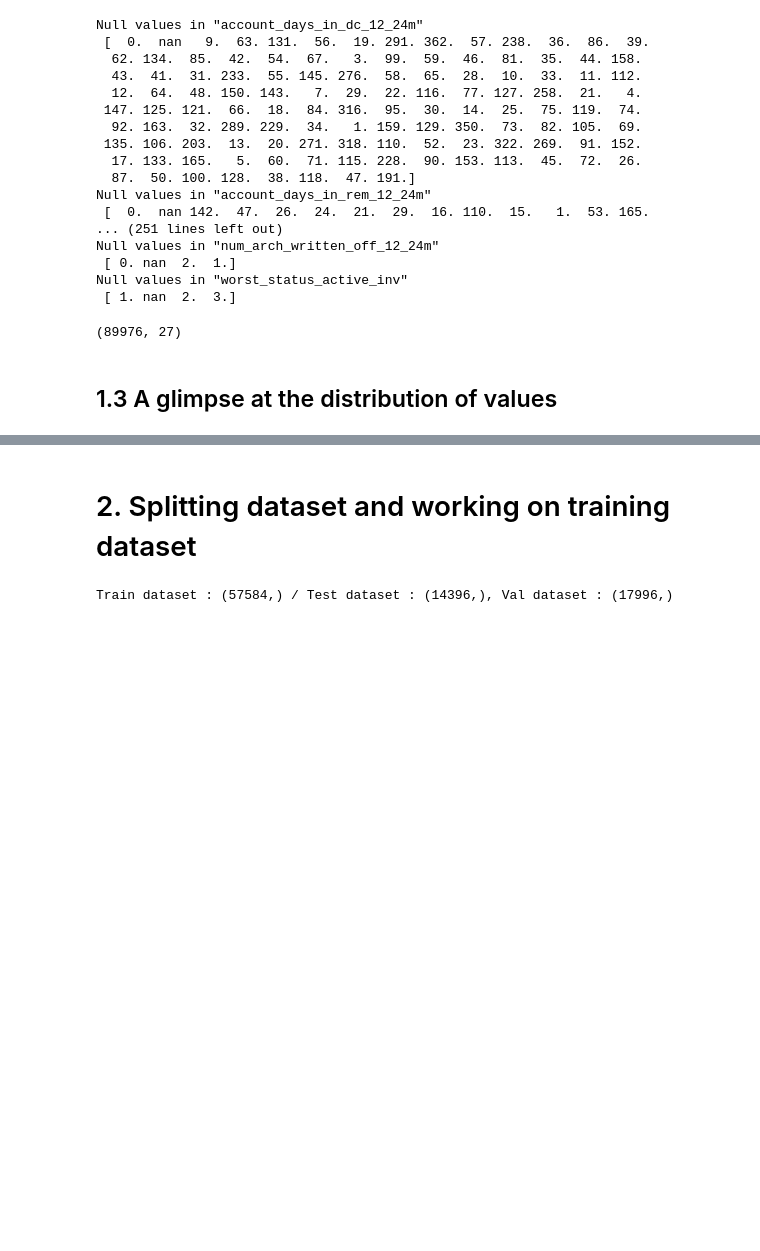
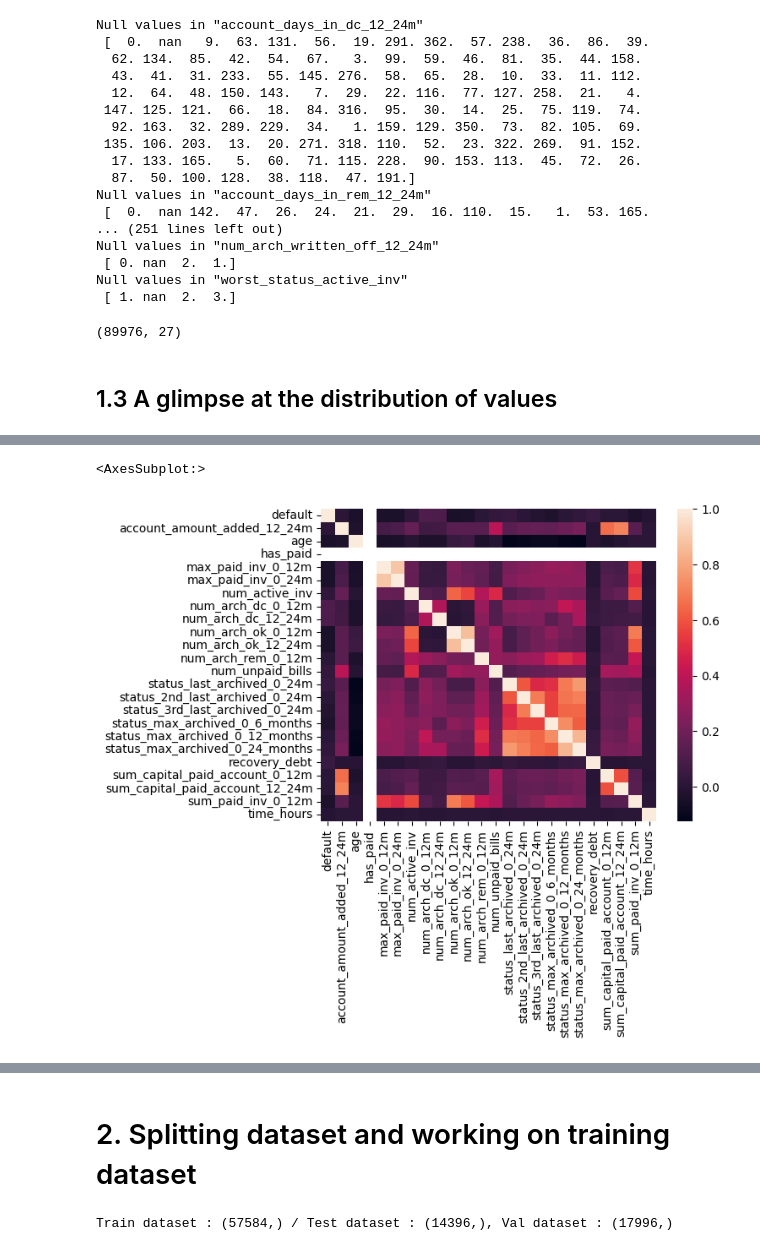
Before and after one commit to kwonowk/technical-test-klarna, a Jupyter notebook: case_study.ipynb, the cells around one changed output, grey strips where cells are left out. Drawn from its saved outputs; the diff is of its cells as text; code cells hidden in the pictures; blank space fills up the shorter version.

```diff
--- a/case_study.ipynb
+++ b/case_study.ipynb
@@ -177,0 +155,2 @@ Name: merchant_category, Length: 57, dtype: int64
+# %%
+df_clean['has_paid'] = df_clean['has_paid'].apply(lambda x: 1 if x == 'True' else 0)
@@ -192,0 +190,5 @@ Index(['default', 'account_amount_added_12_24m', 'age', 'has_paid',
+# %%
+sns.heatmap(df_clean.corr())
+# %% [output]
+<AxesSubplot:>
+[figure, added]
```
Also changed, not shown: parts of 11 cells of this notebook.
